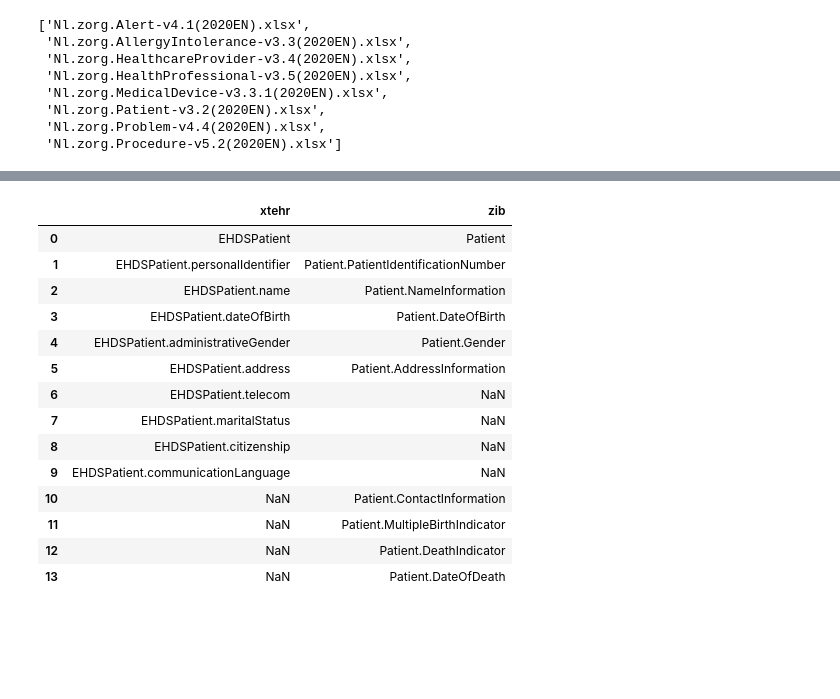
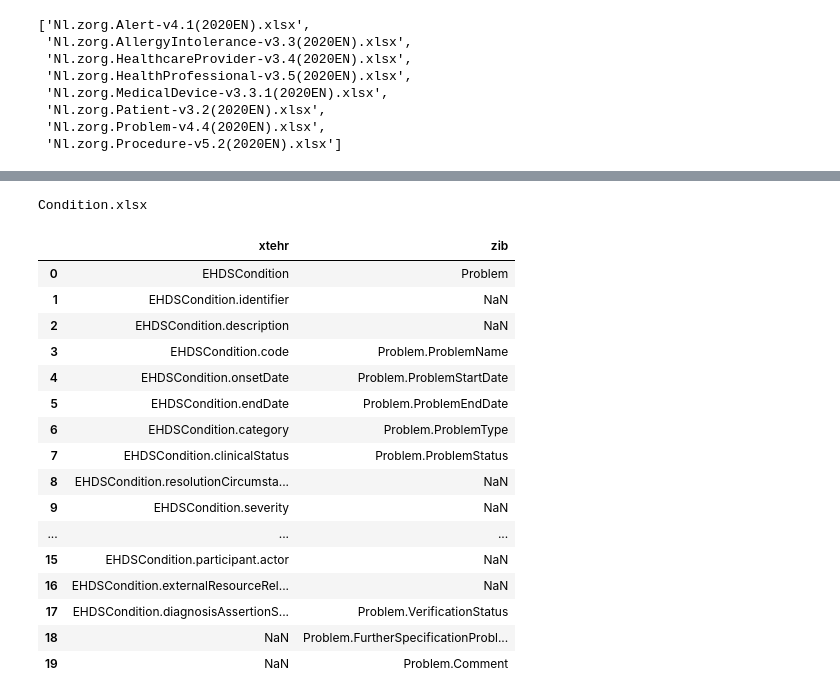
Before and after one commit to mgraauw/eu-nl-compared, a Jupyter notebook: mapping.ipynb, the cells around one changed output, grey strips where cells are left out. Cells and saved outputs as stored; diff of their text form; code cells hidden in the pictures; blank space fills up the shorter version.

```diff
--- a/mapping.ipynb
+++ b/mapping.ipynb
@@ -57,5 +73,6 @@ xlmdf
 # %%
 mapbase = 'maps'
-maps = os.path.join(mapbase, 'xtehr2zibs')
-os.listdir(maps)
+mapspath = os.path.join(mapbase, 'xtehr2zibs')
+maps = os.listdir(mapspath)
+maps
 # %% [output]
@@ -70,24 +99,28 @@ os.listdir(maps)
 # %%
-file = 'Patient'
-mappath = os.path.join(maps, file + '.xlsx')
+file = 'Condition.xlsx'
+print(file)
+mappath = os.path.join(mapspath, file)
 mapdf = pd.read_excel(mappath)
 mapdf
 # %% [output]
+Condition.xlsx
 |  | xtehr | zib |
-| 0 | EHDSPatient | Patient |
-| 1 | EHDSPatient.personalIdentifier | Patient.PatientIdentificationNumber |
-| 2 | EHDSPatient.name | Patient.NameInformation |
-| 3 | EHDSPatient.dateOfBirth | Patient.DateOfBirth |
-| 4 | EHDSPatient.administrativeGender | Patient.Gender |
-| 5 | EHDSPatient.address | Patient.AddressInformation |
-| 6 | EHDSPatient.telecom | NaN |
-| 7 | EHDSPatient.maritalStatus | NaN |
-| 8 | EHDSPatient.citizenship | NaN |
-| 9 | EHDSPatient.communicationLanguage | NaN |
-| 10 | NaN | Patient.ContactInformation |
-| 11 | NaN | Patient.MultipleBirthIndicator |
-| 12 | NaN | Patient.DeathIndicator |
-| 13 | NaN | Patient.DateOfDeath |
+| 0 | EHDSCondition | Problem |
+| 1 | EHDSCondition.identifier | NaN |
+| 2 | EHDSCondition.description | NaN |
+| 3 | EHDSCondition.code | Problem.ProblemName |
+| 4 | EHDSCondition.onsetDate | Problem.ProblemStartDate |
+| 5 | EHDSCondition.endDate | Problem.ProblemEndDate |
+| 6 | EHDSCondition.category | Problem.ProblemType |
+| 7 | EHDSCondition.clinicalStatus | Problem.ProblemStatus |
+| 8 | EHDSCondition.resolutionCircumsta... | NaN |
+| 9 | EHDSCondition.severity | NaN |
+| ... | ... | ... |
+| 15 | EHDSCondition.participant.actor | NaN |
+| 16 | EHDSCondition.externalResourceRel... | NaN |
+| 17 | EHDSCondition.diagnosisAssertionS... | Problem.VerificationStatus |
+| 18 | NaN | Problem.FurtherSpecificationProbl... |
+| 19 | NaN | Problem.Comment |
 # %%
 mapping = mapdf[['xtehr', 'zib']].merge(zibdf.add_suffix('_zib'), left_on='zib', right_on='path_zib', how='outer').merge(xlmdf.add_suffix('_xtehr'), left_on='xtehr', right_on='path_xtehr', how='outer')
 mapping
```
Also changed, not shown: parts of 10 cells of this notebook, 21 other files.
